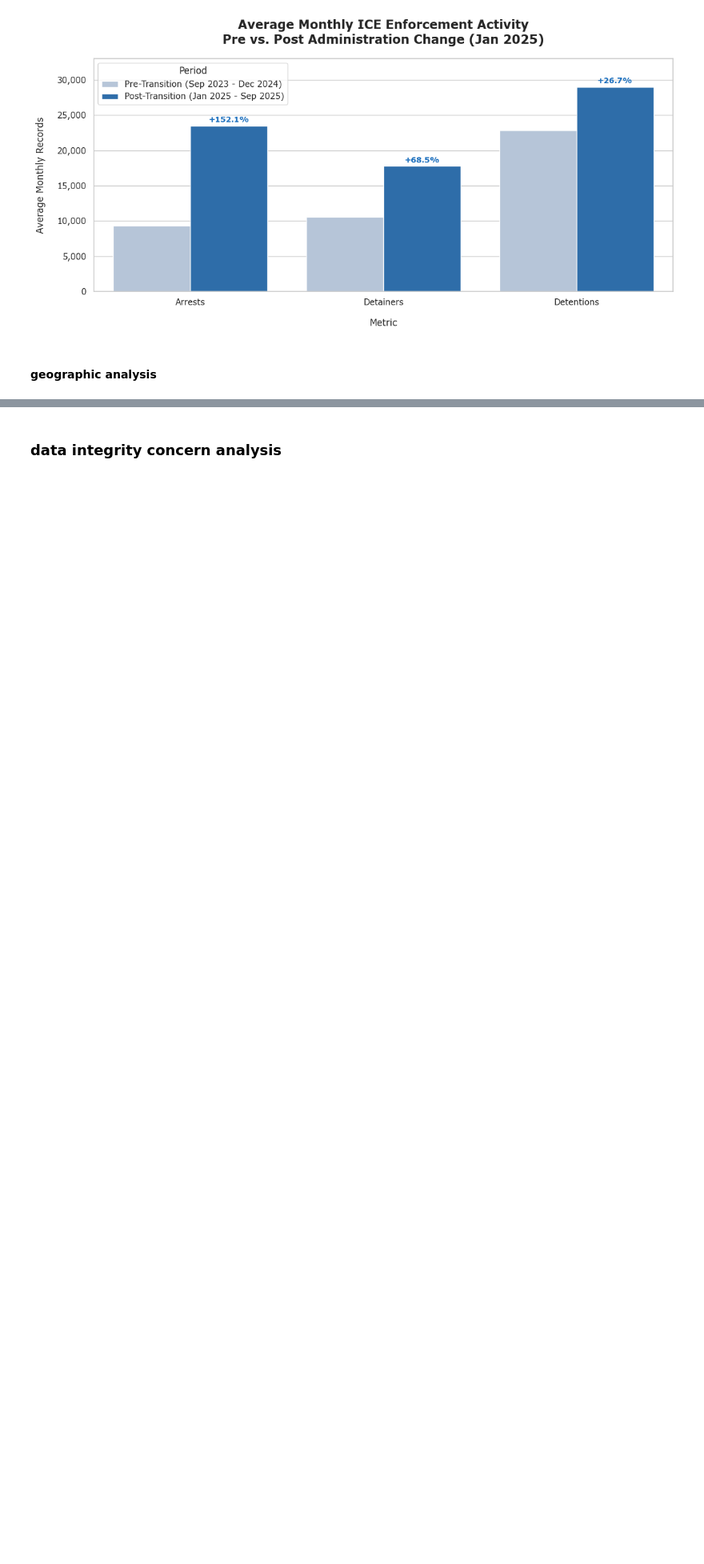
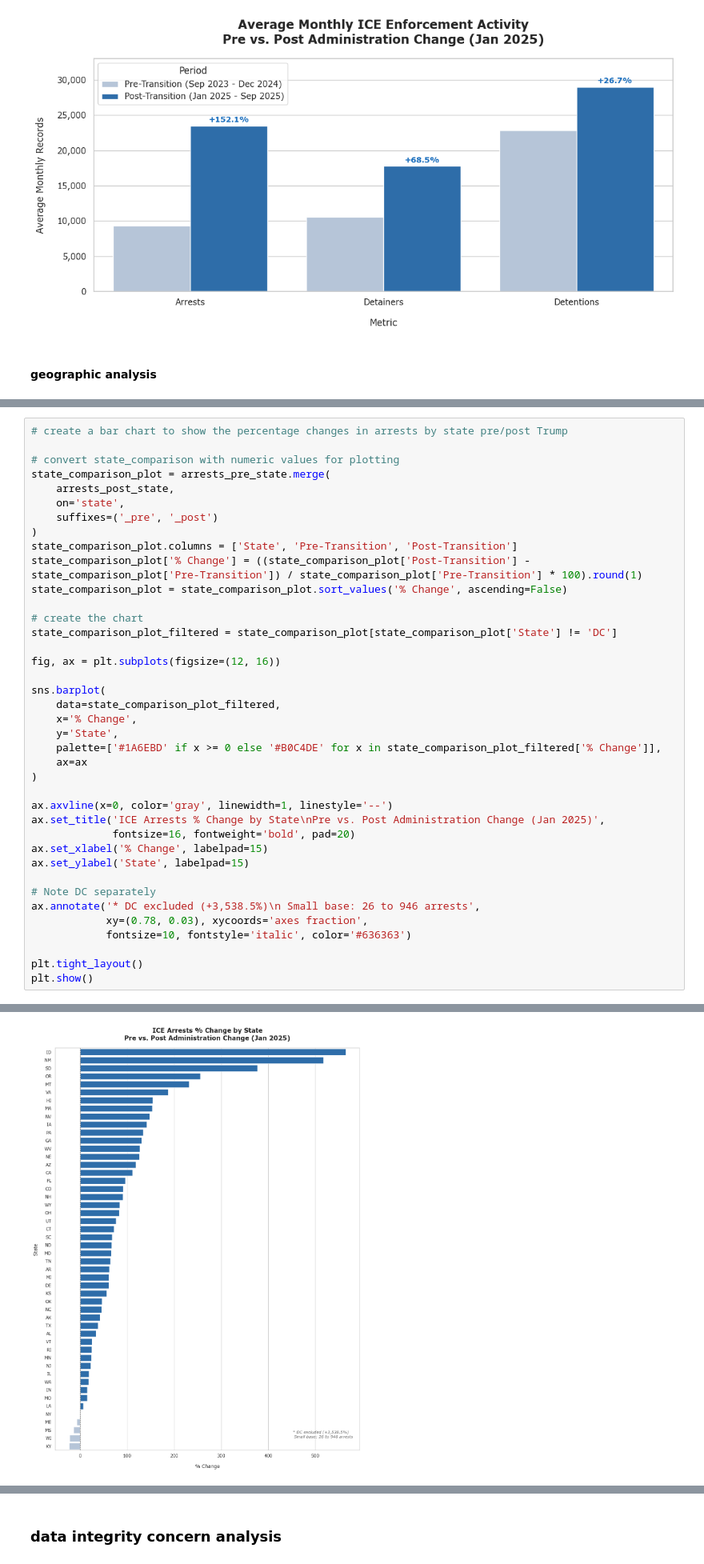
Before and after one commit to leamsley/capstone_project, a Jupyter notebook: data_analysis.ipynb, the cells around one changed output, grey strips where cells are left out. Shown at 80% size. Cells and saved outputs as stored; diff of their text form; blank space fills up the shorter version.

```diff
--- a/data_analysis.ipynb
+++ b/data_analysis.ipynb
@@ -395,0 +753,40 @@ plt.show()
+# %%
+# create a bar chart to show the percentage changes in arrests by state pre/post Trump
+
+# convert state_comparison with numeric values for plotting
+state_comparison_plot = arrests_pre_state.merge(
+    arrests_post_state,
+    on='state',
+    suffixes=('_pre', '_post')
+)
+state_comparison_plot.columns = ['State', 'Pre-Transition', 'Post-Transition']
+state_comparison_plot['% Change'] = ((state_comparison_plot['Post-Transition'] - state_comparison_plot['Pre-Transition']) / state_comparison_plot['Pre-Transition'] * 100).round(1)
+state_comparison_plot = state_comparison_plot.sort_values('% Change', ascending=False)
+
+# create the chart
+state_comparison_plot_filtered = state_comparison_plot[state_comparison_plot['State'] != 'DC']
+
+fig, ax = plt.subplots(figsize=(12, 16))
+
+sns.barplot(
+    data=state_comparison_plot_filtered,
+    x='% Change',
+    y='State',
+    palette=['#1A6EBD' if x >= 0 else '#B0C4DE' for x in state_comparison_plot_filtered['% Change']],
+    ax=ax
+)
+
+ax.axvline(x=0, color='gray', linewidth=1, linestyle='--')
+ax.set_title('ICE Arrests % Change by State\nPre vs. Post Administration Change (Jan 2025)',
+             fontsize=16, fontweight='bold', pad=20)
+ax.set_xlabel('% Change', labelpad=15)
+ax.set_ylabel('State', labelpad=15)
+
+# Note DC separately
+ax.annotate('* DC excluded (+3,538.5%)\n Small base: 26 to 946 arrests',
+            xy=(0.78, 0.03), xycoords='axes fraction',
+            fontsize=10, fontstyle='italic', color='#636363')
+
+plt.tight_layout()
+plt.show()
+# %% [output]
@@ -395,0 +796 @@ plt.show()
+[figure, added]
```
Also changed, not shown: parts of 13 cells of this notebook, 1 other file.
